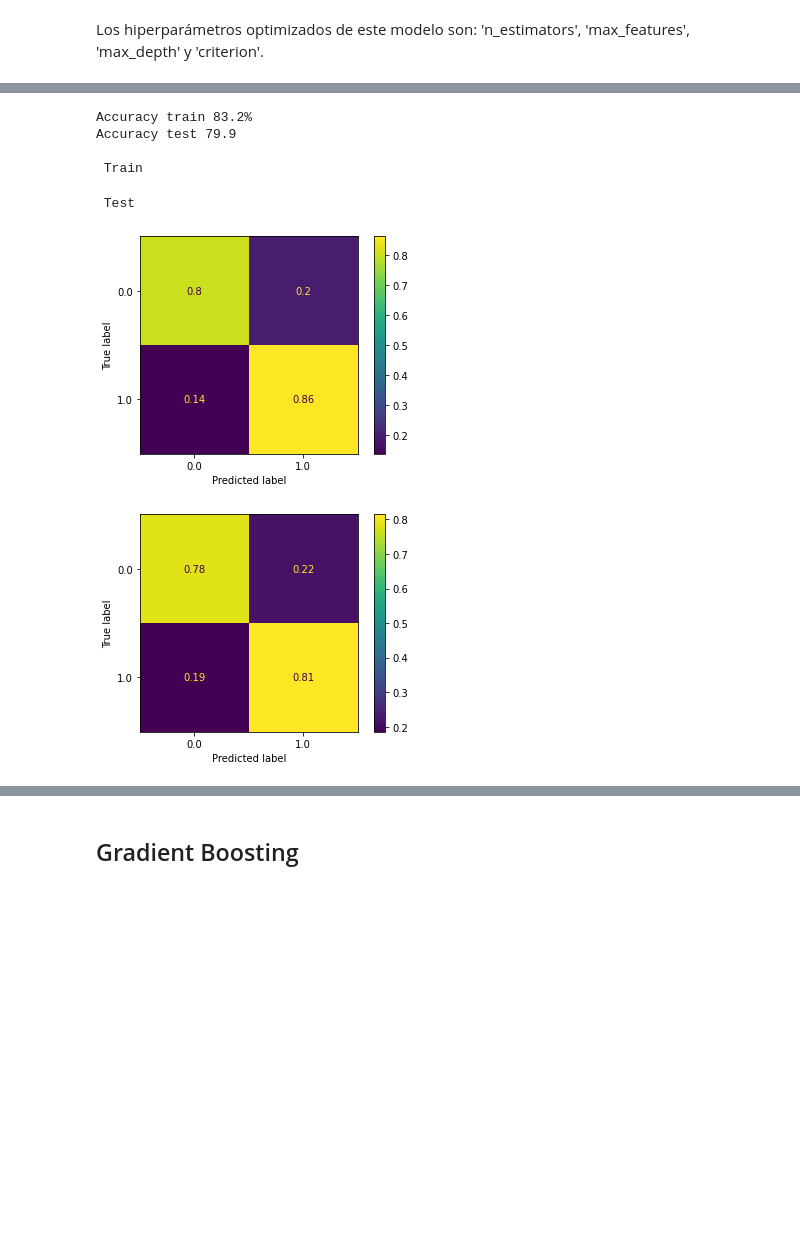
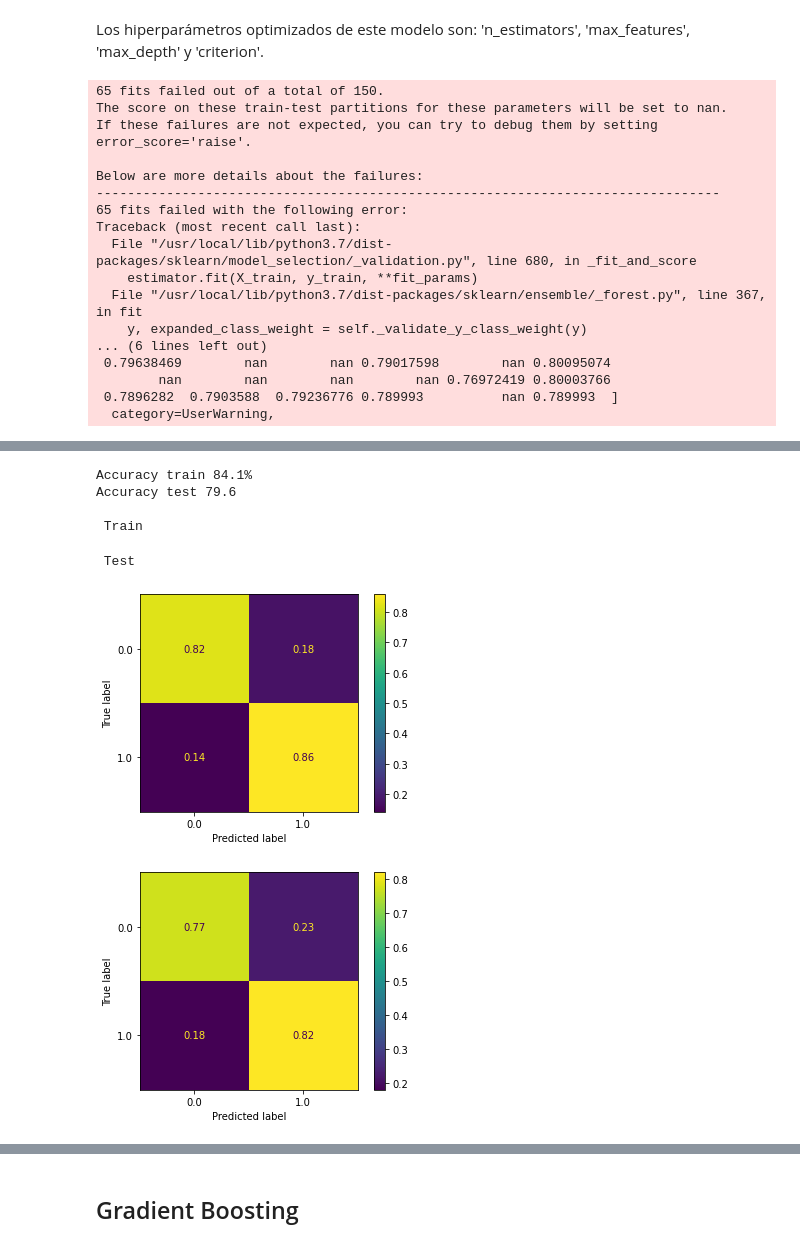
Before and after one commit to elerufe/DiploDatosFaMAF, a Jupyter notebook: AS/3_AS_Tunning_Modelo_y_Evaluación.ipynb, the cells around one changed output, grey strips where cells are left out. Cells and saved outputs as stored; diff of their text form; code cells hidden in the pictures; blank space fills up the shorter version.

```diff
--- a/AS/3_AS_Tunning_Modelo_y_Evaluación.ipynb
+++ b/AS/3_AS_Tunning_Modelo_y_Evaluación.ipynb
@@ -74,7 +99,7 @@ X = X.drop(columns = ['Total_ammenities', 'HomePlanet_Earth', 'HomePlanet_Europa
 
 Generamos un conjunto de "test" para evaluar los modelos (Train Test Split).
 # %%
-x_train, x_test, y_train, y_test = train_test_split(X, y, train_size=0.8, random_state = 8)
+x_train, x_test, y_train, y_test = train_test_split(X, y, train_size=0.7, random_state = random_state_n)
 # %% [markdown]
 # Generación de grilla para el ajuste de hiperparámetros (Tunning)
 # %% [markdown]
@@ -110,8 +136,9 @@ def tune_model(clf, param_grid,
 # %%
 def tune_model_random(clf, param_grid,
                x_train, x_test,
-               y_train, y_test):
-  cvc = RandomizedSearchCV(clf, param_grid, n_iter = 30,cv = 5, scoring = "accuracy", n_jobs = -1)
+               y_train, y_test,
+               params_search = {}):
+  cvc = RandomizedSearchCV(clf, param_grid, n_iter = 30,cv = 5,  n_jobs = -1, **params_search)
   cvc.fit(x_train, y_train)
 
   results = cvc.cv_results_
@@ -143,6 +170,8 @@ Modelos utilizados:
 - Regresión Logística
 - Random Forest
 - XGBoost
+# %%
+scoring_metric = 'accuracy'
 # %% [markdown]
 ## Regresión Logística
 # %% [markdown]
@@ -229,17 +253,37 @@ array([[ 1.68911351e+00,  9.39168157e-02,  1.76672719e-01,
 # %% [markdown]
 Los hiperparámetros optimizados de este modelo son: 'n_estimators', 'max_features', 'max_depth' y 'criterion'.
 # %%
-clf_rforest = RandomForestClassifier(random_state=42)
+clf_rforest = RandomForestClassifier(random_state=random_state_n)
 rforest_grid = {
     'n_estimators': [100,200, 350,500],
     'max_features': ['auto', 'sqrt', 'log2'],
     'max_depth' : [5,8, 15, 30, None],
-    'criterion' :['gini', 'entropy']
+    'criterion' :['gini', 'entropy'],
+    'class_weight': ["balanced", "auto"]
 }
 # %%
 cvc = tune_model_random(clf_rforest,
            rforest_grid,
             x_train, x_test,
-            y_train, y_test)
+            y_train, y_test,
+            params_search = {'scoring':scoring_metric})
+cvc_rf = cvc
 # %% [output]
+65 fits failed out of a total of 150.
+The score on these train-test partitions for these parameters will be set to nan.
+If these failures are not expected, you can try to debug them by setting error_score='raise'.
+
+Below are more details about the failures:
+--------------------------------------------------------------------------------
+65 fits failed with the following error:
+Traceback (most recent call last):
+  File "/usr/local/lib/python3.7/dist-packages/sklearn/model_selection/_validation.py", line 680, in _fit_and_score
+    estimator.fit(X_train, y_train, **fit_params)
+  File "/usr/local/lib/python3.7/dist-packages/sklearn/ensemble/_forest.py", line 367, in fit
+    y, expanded_class_weight = self._validate_y_class_weight(y)
+... (6 lines left out)
+ 0.79638469        nan        nan 0.79017598        nan 0.80095074
+        nan        nan        nan        nan 0.76972419 0.80003766
+ 0.7896282  0.7903588  0.79236776 0.789993          nan 0.789993  ]
+  category=UserWarning,
 |  | mean_fit_time | std_fit_time | mean_score_time | std_score_time | param_n_estimators | param_max_features | ... |
@@ -262,9 +306,9 @@ cvc = tune_model_random(clf_rforest,
-Accuracy train 83.2%
-Accuracy test 79.9
-
- Train
- Test
+Accuracy train 84.1%
+Accuracy test 79.6
+
+ Train
+ Test
-[figure, old version]
+[figure, new version]
 [figure]
 # %% [markdown]
 Observamos que con este método obtenemos:
```
Also changed, not shown: parts of 40 cells of this notebook.
